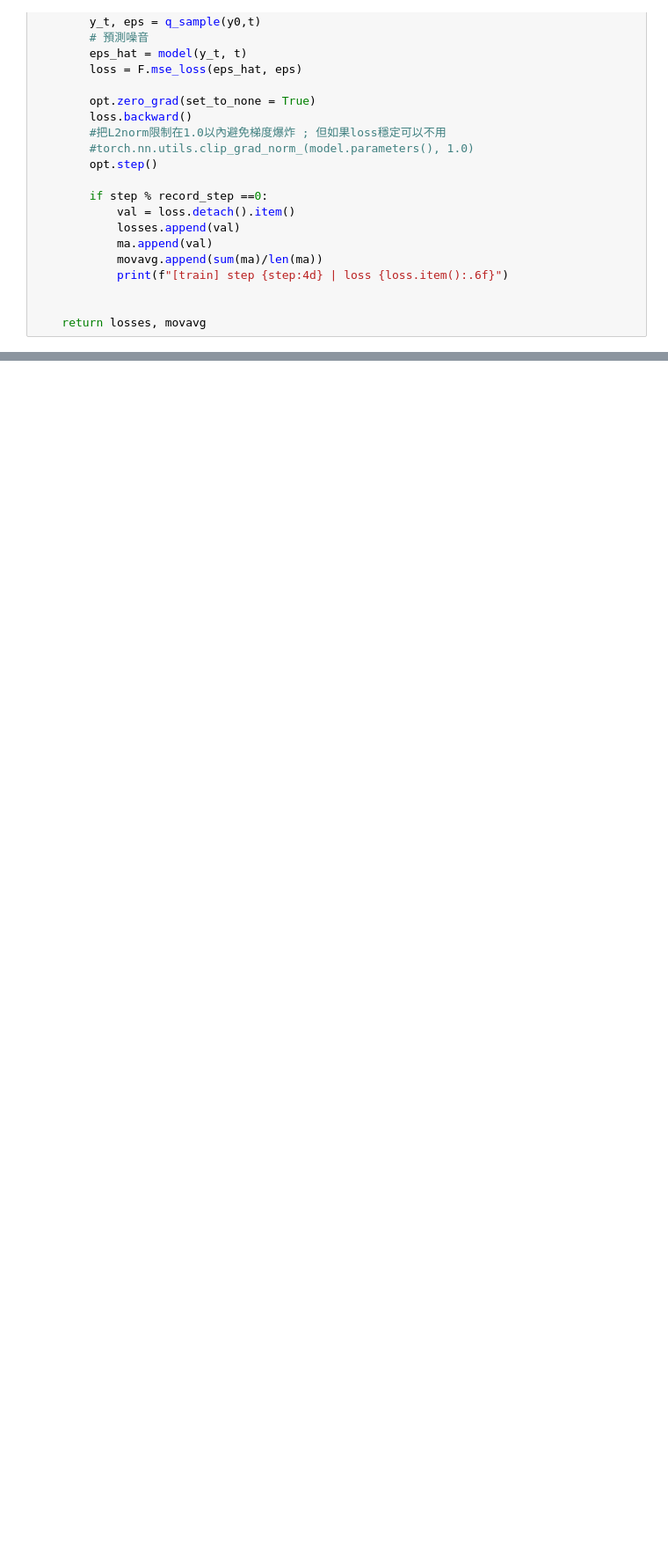
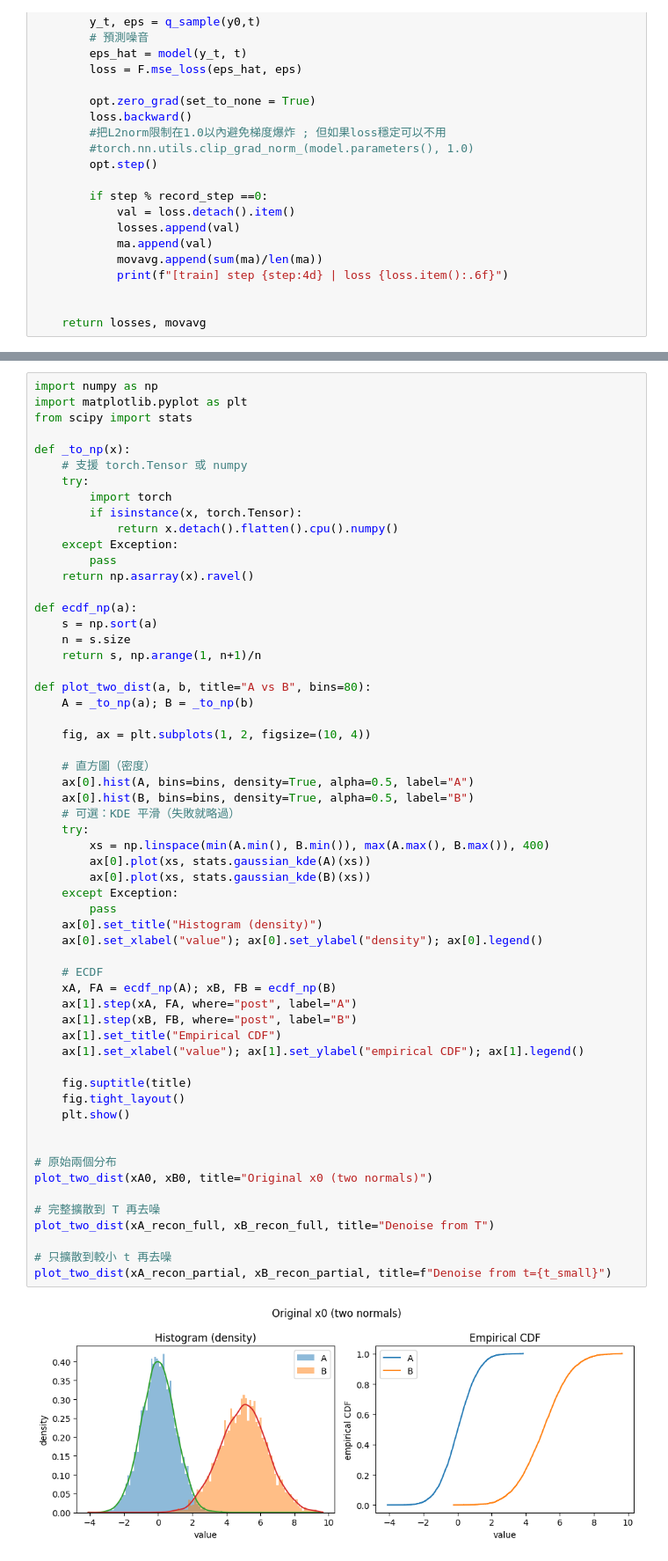
Before and after one commit to XuanWeiWang-999/2025Autumn_ML-project-DiffusionModel, a Jupyter notebook: 20251001_code/20251001_twoNormalDist_test.ipynb, the cells around one changed output, grey strips where cells are left out. Shown at 88% size. Cells and saved outputs as stored; diff of their text form; blank space fills up the shorter version.

```diff
--- a/20251001_code/20251001_twoNormalDist_test.ipynb
+++ b/20251001_code/20251001_twoNormalDist_test.ipynb
@@ -140,0 +263,60 @@ def sample_on_grid(n_points = 401):
+# %%
+import numpy as np
+import matplotlib.pyplot as plt
+from scipy import stats
+
+def _to_np(x):
+    # 支援 torch.Tensor 或 numpy
+    try:
+        import torch
+        if isinstance(x, torch.Tensor):
+            return x.detach().flatten().cpu().numpy()
+    except Exception:
+        pass
+    return np.asarray(x).ravel()
+
+def ecdf_np(a):
+    s = np.sort(a)
+    n = s.size
+    return s, np.arange(1, n+1)/n
+
+def plot_two_dist(a, b, title="A vs B", bins=80):
+    A = _to_np(a); B = _to_np(b)
+
+    fig, ax = plt.subplots(1, 2, figsize=(10, 4))
+
+    # 直方圖（密度）
+    ax[0].hist(A, bins=bins, density=True, alpha=0.5, label="A")
+    ax[0].hist(B, bins=bins, density=True, alpha=0.5, label="B")
+    # 可選：KDE 平滑（失敗就略過）
+    try:
+        xs = np.linspace(min(A.min(), B.min()), max(A.max(), B.max()), 400)
+        ax[0].plot(xs, stats.gaussian_kde(A)(xs))
+        ax[0].plot(xs, stats.gaussian_kde(B)(xs))
+    except Exception:
+        pass
+    ax[0].set_title("Histogram (density)")
+    ax[0].set_xlabel("value"); ax[0].set_ylabel("density"); ax[0].legend()
+
+    # ECDF
+    xA, FA = ecdf_np(A); xB, FB = ecdf_np(B)
+    ax[1].step(xA, FA, where="post", label="A")
+    ax[1].step(xB, FB, where="post", label="B")
+    ax[1].set_title("Empirical CDF")
+    ax[1].set_xlabel("value"); ax[1].set_ylabel("empirical CDF"); ax[1].legend()
+
+    fig.suptitle(title)
+    fig.tight_layout()
+    plt.show()
+
+
+# 原始兩個分布
+plot_two_dist(xA0, xB0, title="Original x0 (two normals)")
+
+# 完整擴散到 T 再去噪
+plot_two_dist(xA_recon_full, xB_recon_full, title="Denoise from T")
+
+# 只擴散到較小 t 再去噪
+plot_two_dist(xA_recon_partial, xB_recon_partial, title=f"Denoise from t={t_small}")
+# %% [output]
+[figure, added]
```
Also changed, not shown: parts of 4 cells of this notebook.
